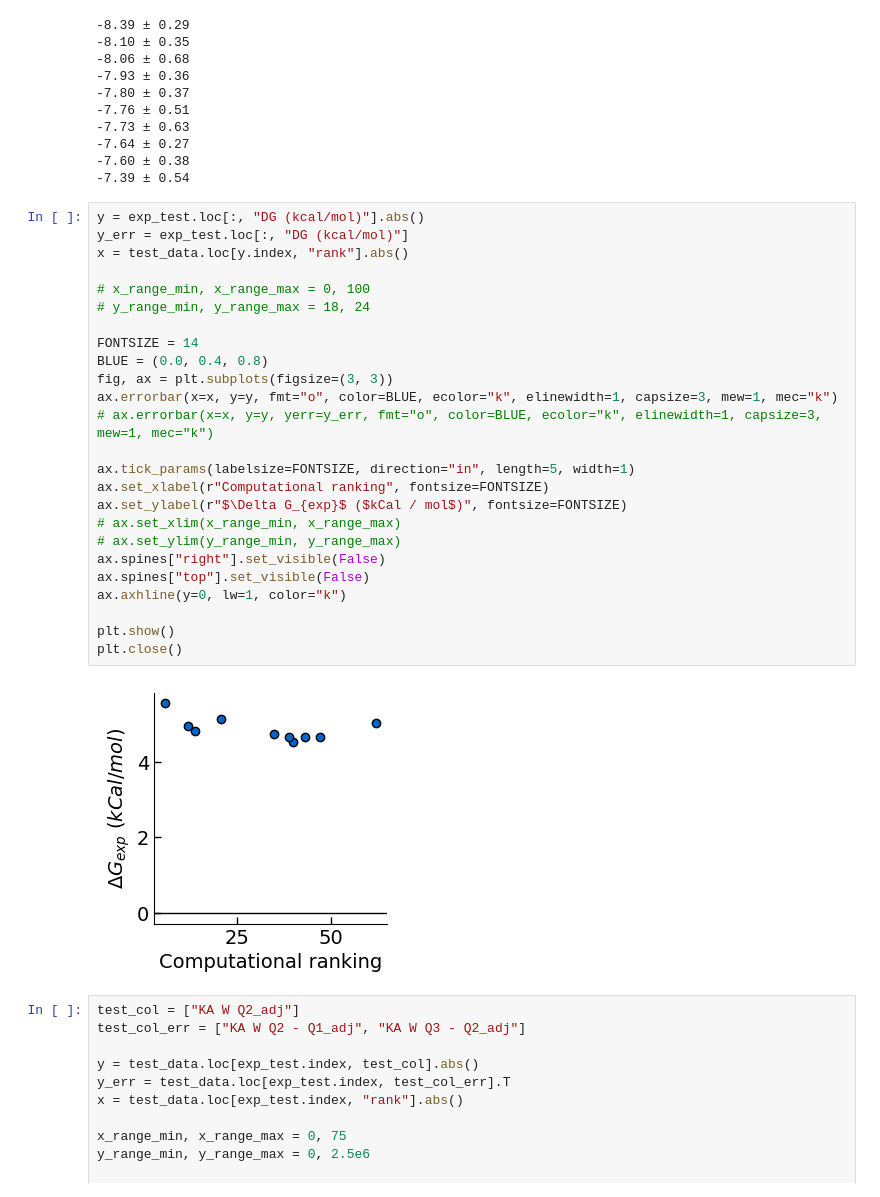
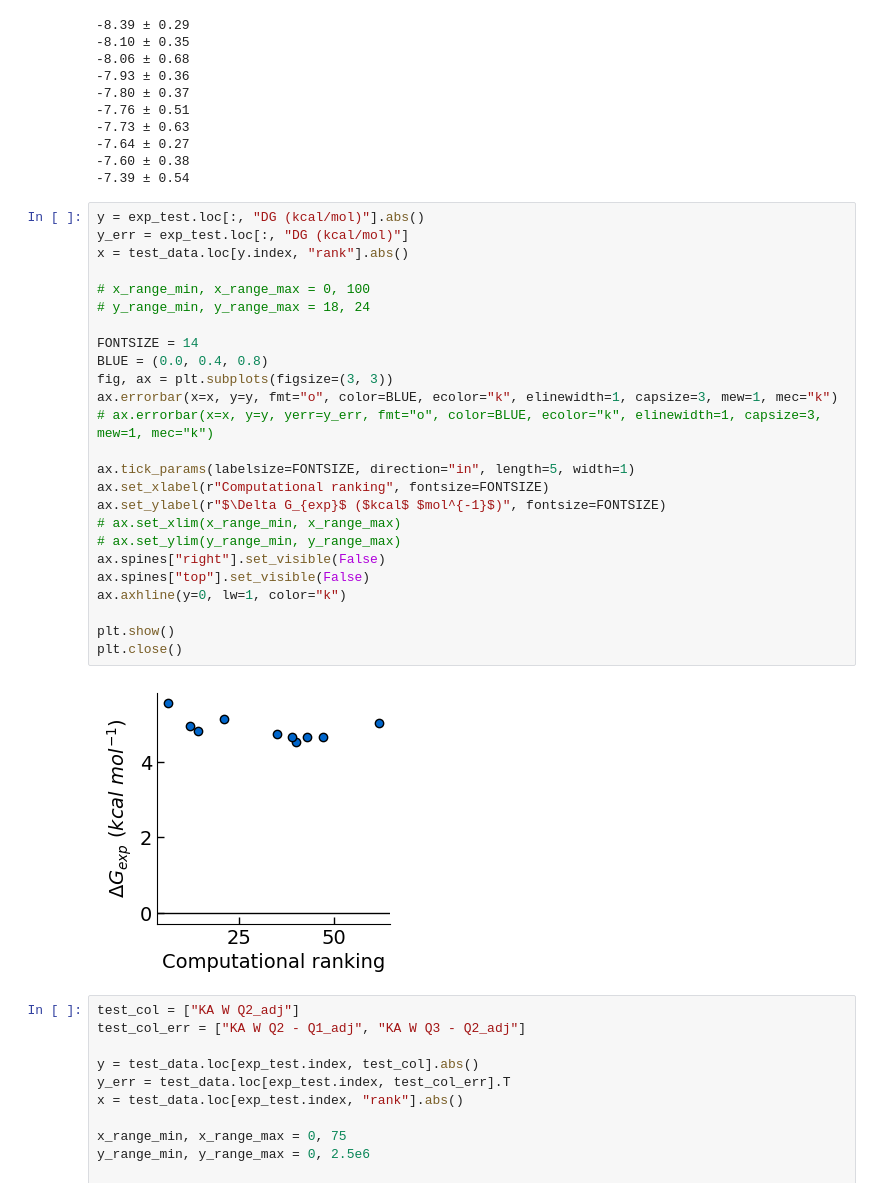
Before and after one commit to cebasfu93/NanoScreener, a Jupyter notebook: md_analysis.ipynb, the cells around one changed output. Drawn from its saved outputs; the diff is of its cells as text.

```diff
--- a/md_analysis.ipynb
+++ b/md_analysis.ipynb
@@ -415,30 +415,30 @@ for i, (q2, q2_adj, r, sem) in x.iterrows():
 # %%
 y = exp_test.loc[:, "DG (kcal/mol)"].abs()
 y_err = exp_test.loc[:, "DG (kcal/mol)"]
 x = test_data.loc[y.index, "rank"].abs()
 
 # x_range_min, x_range_max = 0, 100
 # y_range_min, y_range_max = 18, 24
 
 FONTSIZE = 14
 BLUE = (0.0, 0.4, 0.8)
 fig, ax = plt.subplots(figsize=(3, 3))
 ax.errorbar(x=x, y=y, fmt="o", color=BLUE, ecolor="k", elinewidth=1, capsize=3, mew=1, mec="k")
 # ax.errorbar(x=x, y=y, yerr=y_err, fmt="o", color=BLUE, ecolor="k", elinewidth=1, capsize=3, mew=1, mec="k")
 
 ax.tick_params(labelsize=FONTSIZE, direction="in", length=5, width=1)
 ax.set_xlabel(r"Computational ranking", fontsize=FONTSIZE)
-ax.set_ylabel(r"$\Delta G_{exp}$ ($kCal / mol$)", fontsize=FONTSIZE)
+ax.set_ylabel(r"$\Delta G_{exp}$ ($kcal$ $mol^{-1}$)", fontsize=FONTSIZE)
 # ax.set_xlim(x_range_min, x_range_max)
 # ax.set_ylim(y_range_min, y_range_max)
 ax.spines["right"].set_visible(False)
 ax.spines["top"].set_visible(False)
 ax.axhline(y=0, lw=1, color="k")
 
 plt.show()
 plt.close()
 # %% [output]
-[figure, old version]
+[figure, new version]
 # %%
 test_col = ["KA W Q2_adj"]
 test_col_err = ["KA W Q2 - Q1_adj", "KA W Q3 - Q2_adj"]
```
Also changed, not shown: parts of 3 cells of this notebook.
